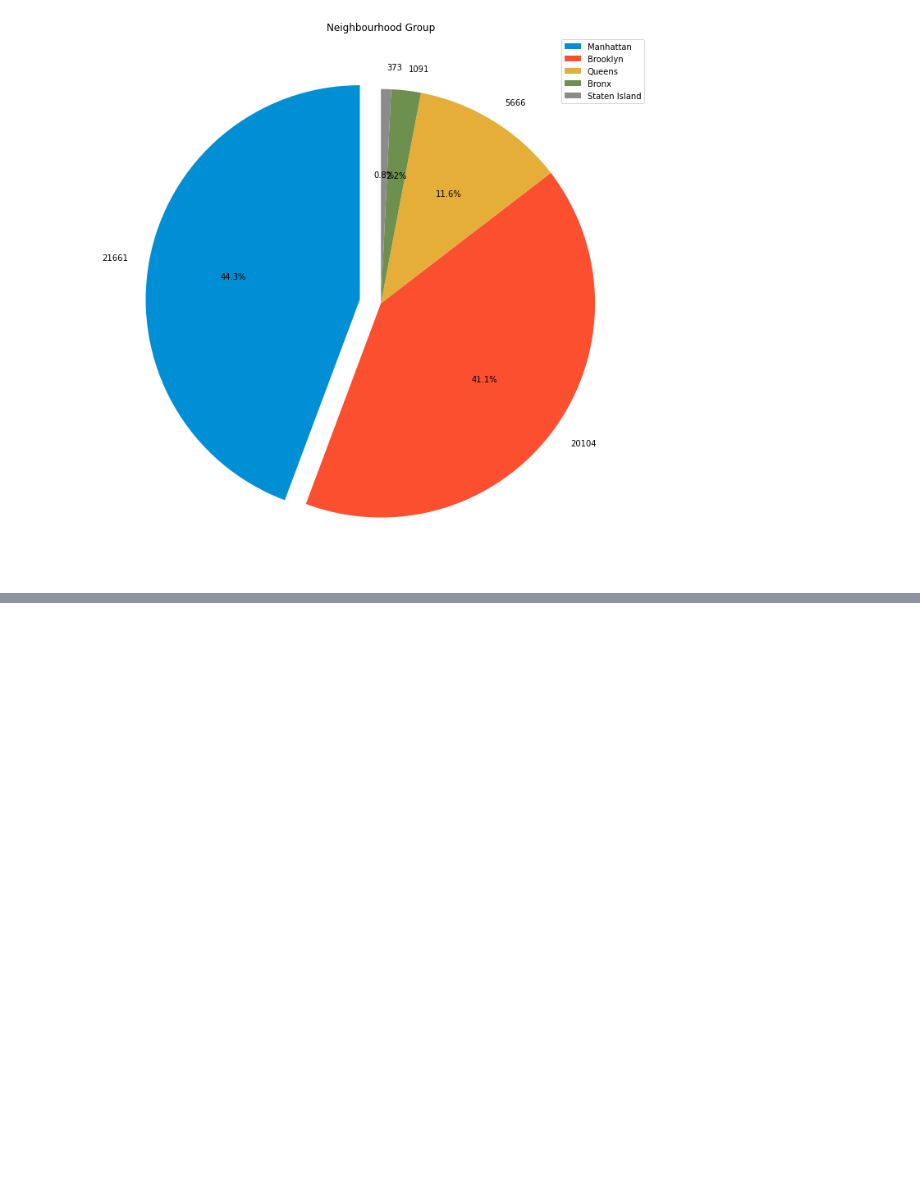
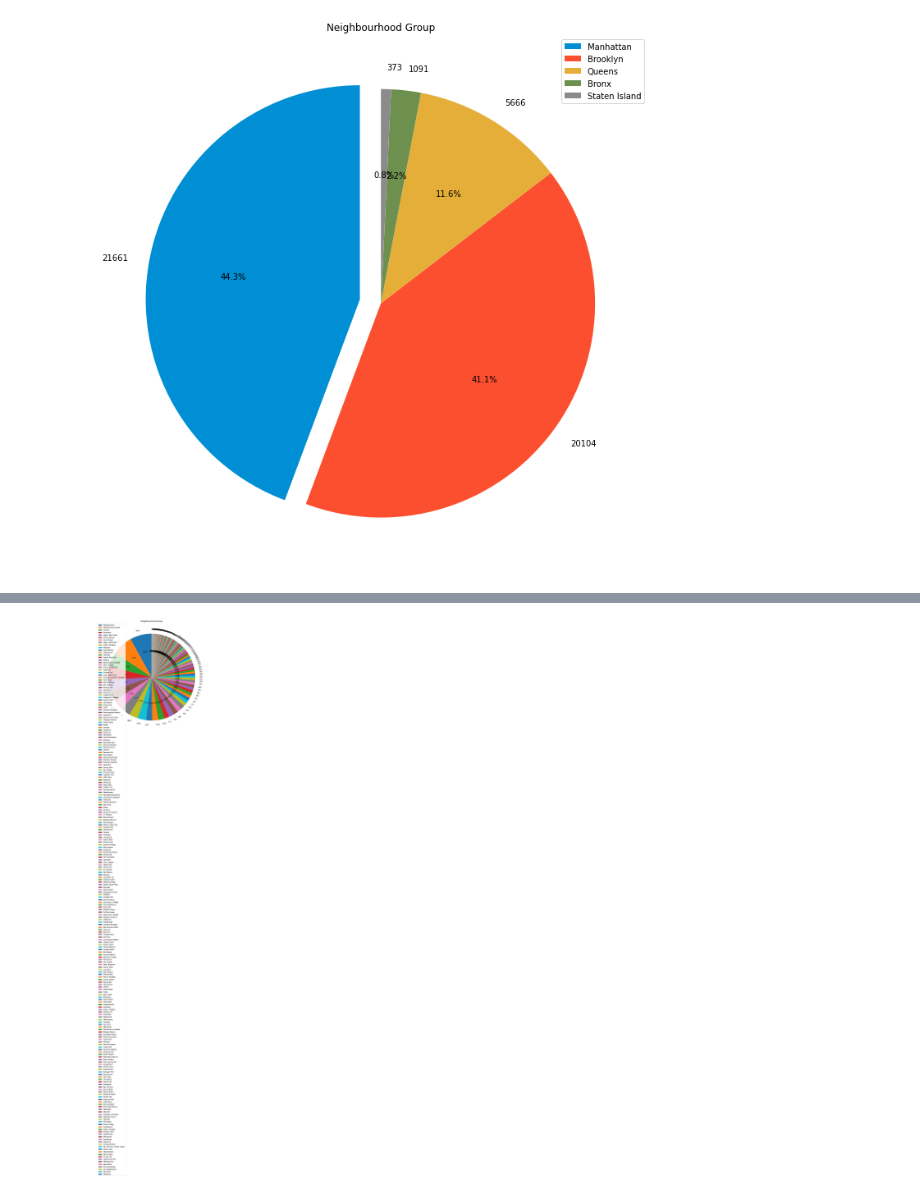
Before and after one commit to sravyagadam/EDA_Capstone, a Jupyter notebook: Copy_of_Airbnb_Bookings_Analysis_Capstone_Project.ipynb, the cells around one changed output, grey strips where cells are left out. Drawn from its saved outputs; the diff is of its cells as text; code cells hidden in the pictures; blank space fills up the shorter version.

```diff
--- a/Copy_of_Airbnb_Bookings_Analysis_Capstone_Project.ipynb
+++ b/Copy_of_Airbnb_Bookings_Analysis_Capstone_Project.ipynb
@@ -68,0 +91,10 @@ plt.show()
+# %%
+labels = airbnb.neighbourhood.value_counts().index
+shape = airbnb.neighbourhood.value_counts().values
+plt.figure(figsize=(12,12))
+plt.pie(shape, labels=shape, autopct = '%1.1f%%', startangle=90)
+plt.legend(labels)
+plt.title('Neighbourhood')
+plt.show()
+# %% [output]
+[figure, added]
```
Also changed, not shown: parts of 4 cells of this notebook.
